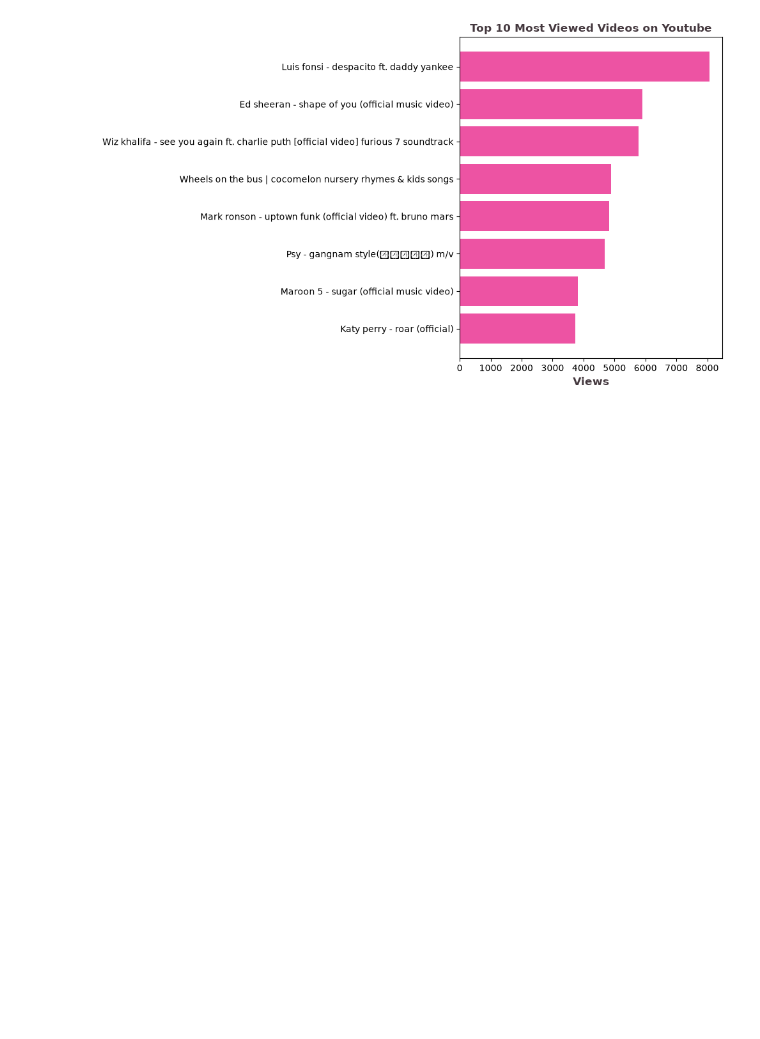
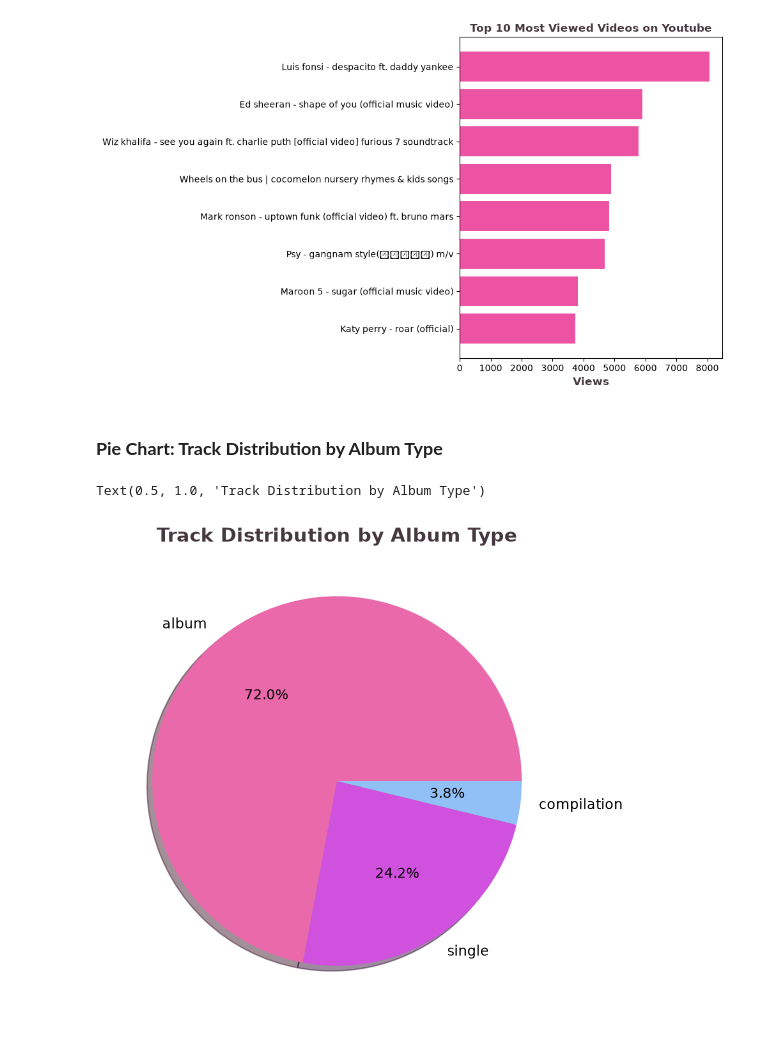
Before and after one commit to Ahadmoen/Spotify_vs_Youtube_EDA, a Jupyter notebook: Analysis/main.ipynb, the cells around one changed output. Cells and saved outputs as stored; diff of their text form; code cells hidden in the pictures; blank space fills up the shorter version.

Commit message:
visualization

```diff
--- a/Analysis/main.ipynb
+++ b/Analysis/main.ipynb
@@ -754,3 +754,17 @@ import warnings
 warnings.filterwarnings('ignore')
 # %% [output]
 [figure]
+# %% [markdown]
+### **Pie Chart: Track Distribution by Album Type**
+# %%
+df['Album_type'].value_counts().plot(kind='pie',autopct='%1.1f%%',
+                                     colors=["#e969ab","#d151df","#91c0f6"],
+                                     figsize=(10,6),
+                                     shadow='True')
+plt.title('Track Distribution by Album Type',
+          color='#45393f',
+          fontsize=14,
+          fontweight='bold')
+# %% [output]
+Text(0.5, 1.0, 'Track Distribution by Album Type')
+[figure, added]
```
Also changed, not shown: parts of 2 cells of this notebook.
